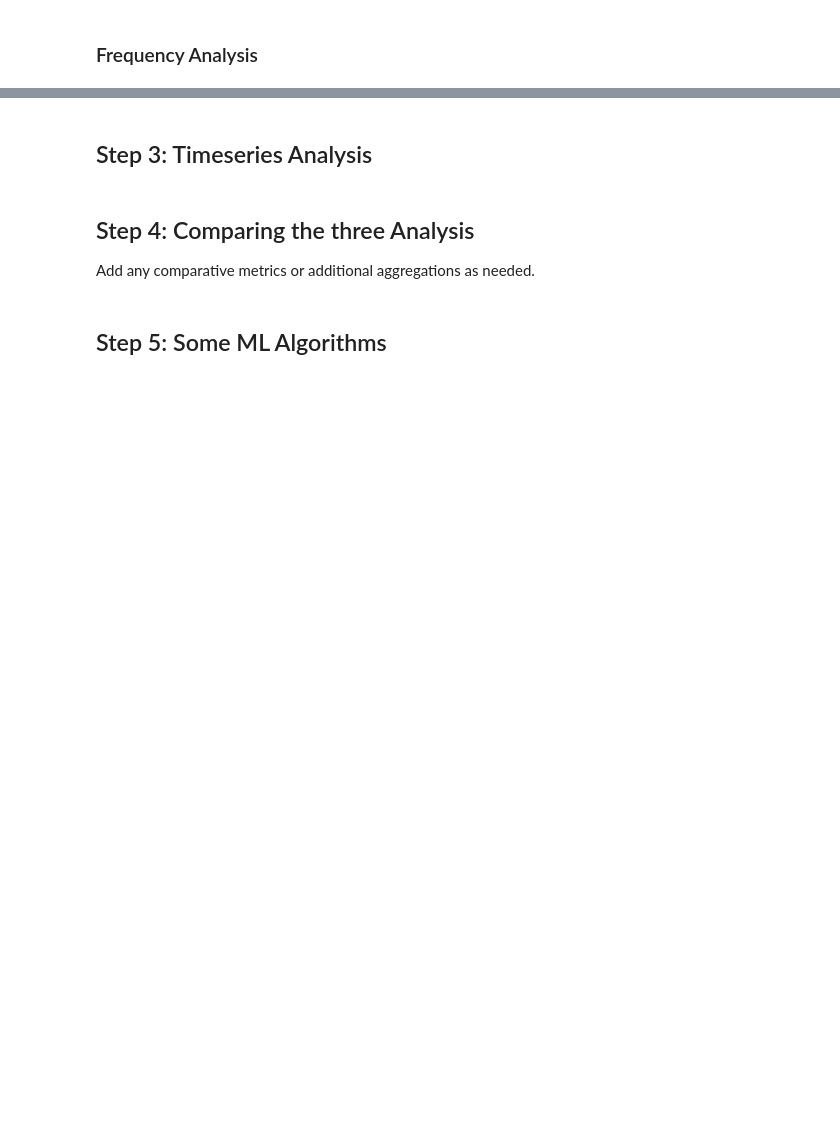
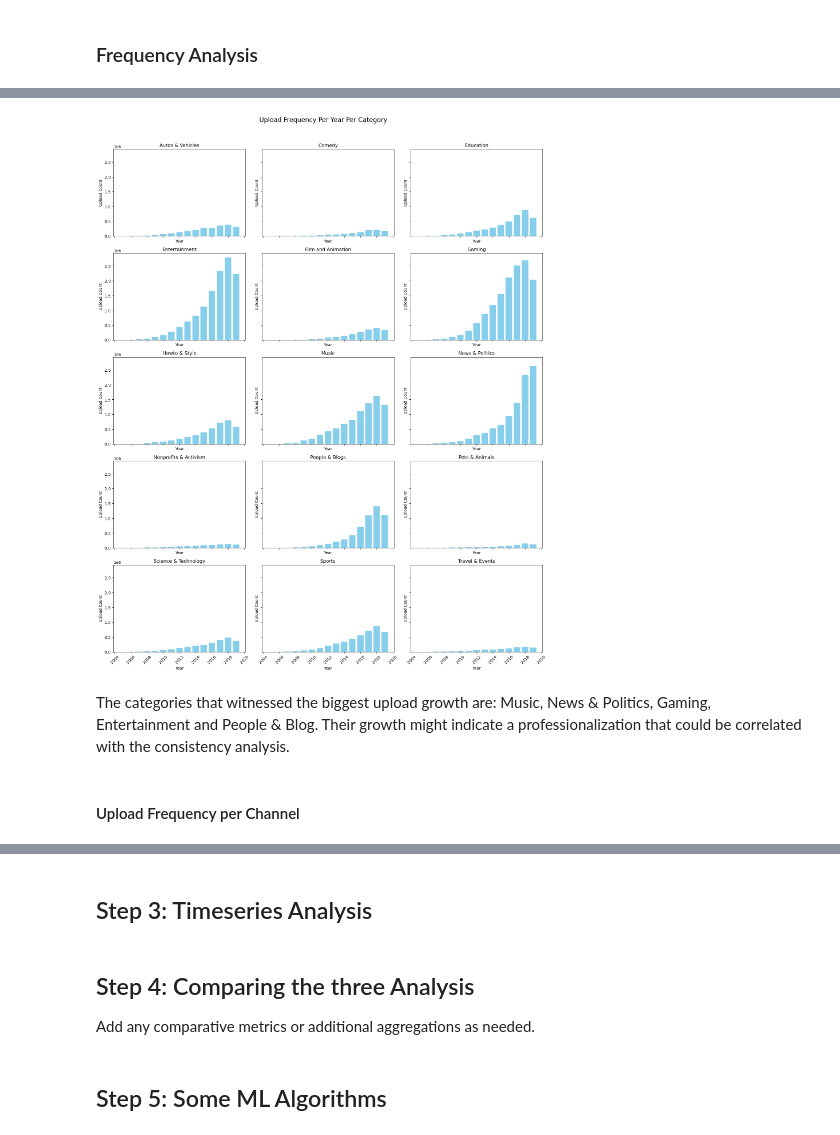
Before and after one commit to epfl-ada/ada-2024-project-panada, a Jupyter notebook: YouTube_Content_Analysis.ipynb, the cells around one changed output, grey strips where cells are left out. Saved outputs shown, nothing was run; the diff lists cells and outputs as text; code cells hidden in the pictures; blank space fills up the shorter version.

```diff
--- a/YouTube_Content_Analysis.ipynb
+++ b/YouTube_Content_Analysis.ipynb
@@ -196,0 +240,42 @@ freq_per_year = video_data.groupby(['category', 'year']).size().reset_index(name
+# %%
+# Group by channel category and year to calculate upload frequency
+yearly_frequency = frequency_analysis.groupby(['channel_category', 'year']).agg({'upload_count': 'sum'}).reset_index()
+
+# Get the unique categories
+categories = yearly_frequency['channel_category'].unique()
+
+# Number of subplots
+n_categories = len(categories)
+n_cols = 3
+n_rows = 5
+
+# Create subplots
+fig, axes = plt.subplots(n_rows, n_cols, figsize=(16, n_rows * 4), sharex=True, sharey=True)
+axes = axes.flatten()
+
+# Plot each category in a separate subplot
+for i, category in enumerate(categories):
+    # Filter data for the category
+    category_data = yearly_frequency[yearly_frequency['channel_category'] == category]
+    axes[i].bar(category_data['year'], category_data['upload_count'], color='skyblue')
+
+    # Customize the subplot
+    axes[i].set_title(category)
+    axes[i].set_xlabel("Year")
+    axes[i].set_ylabel("Upload Count")
+    axes[i].tick_params(axis='x', rotation=45)
+
+# Remove unused subplots
+for j in range(i + 1, len(axes)):
+    fig.delaxes(axes[j])
+
+# Adjust layout
+plt.suptitle("Upload Frequency Per Year Per Category", fontsize=16)
+plt.tight_layout(rect=[0, 0, 1, 0.96])
+plt.show()
+# %% [output]
+[figure, added]
+# %% [markdown]
+The categories that witnessed the biggest upload growth are: Music, News & Politics, Gaming, Entertainment and People & Blog. Their growth might indicate a professionalization that could be correlated with the consistency analysis.
+# %% [markdown]
+#### Upload Frequency per Channel
```
Also changed, not shown: parts of 21 cells of this notebook.
